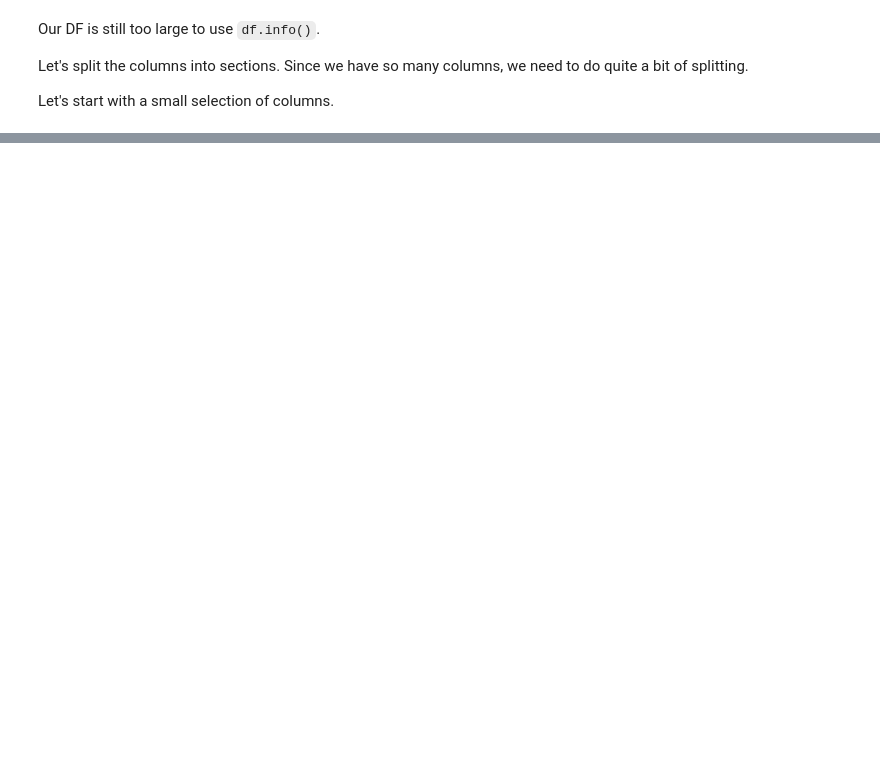
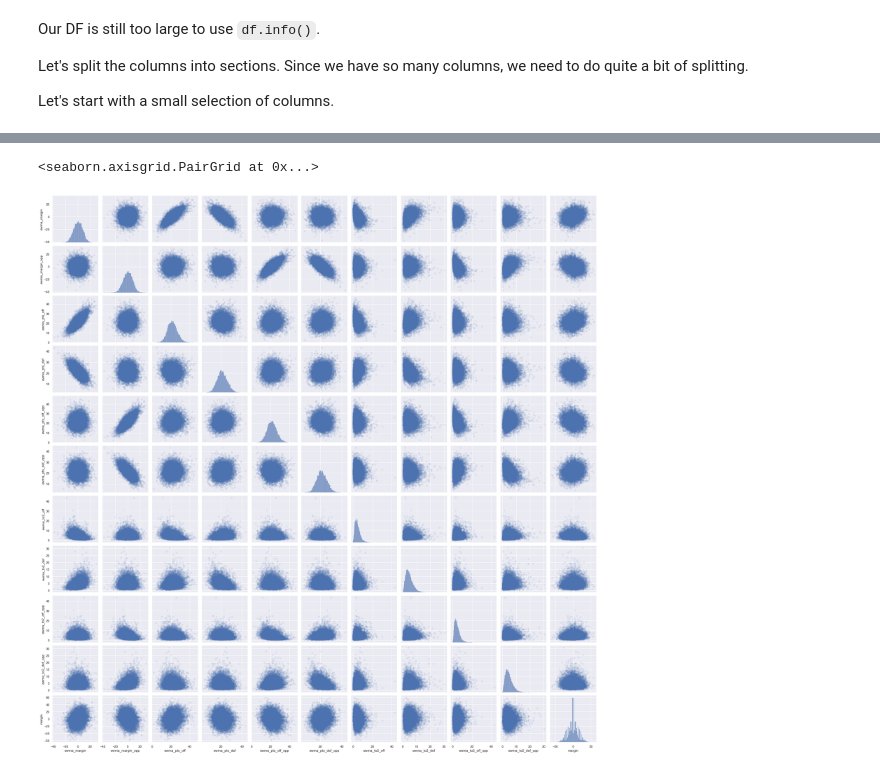
Before and after one commit to edubu2/metis-project2, a Jupyter notebook: code/feature_engineering.ipynb, the cells around one changed output, grey strips where cells are left out. Saved outputs shown, nothing was run; the diff lists cells and outputs as text; code cells hidden in the pictures; blank space fills up the shorter version.

```diff
--- a/code/feature_engineering.ipynb
+++ b/code/feature_engineering.ipynb
@@ -145,2 +176,10 @@ sns.pairplot(small_df, plot_kws=dict(alpha=.1, edgecolor='none'))
+# %%
+plot_cols = game_df.loc[:, ['ewma_margin', 'ewma_margin_opp', 'ewma_pts_off',
+                'ewma_pts_def', 'ewma_pts_off_opp', 'ewma_pts_def_opp',
+                'ewma_to2_off', 'ewma_to2_def', 'ewma_to2_off_opp', 'ewma_to2_def_opp',
+                   'margin']]
 # %%
-sns.pairplot(roll3_df, plot_kws=dict(alpha=.1, edgecolor='none'))
+sns.pairplot(plot_cols, plot_kws=dict(alpha=.1, edgecolor='none'))
+# %% [output]
+<seaborn.axisgrid.PairGrid at 0x...>
+[figure, added]
```
Also changed, not shown: parts of 39 cells of this notebook, 1 other file.
